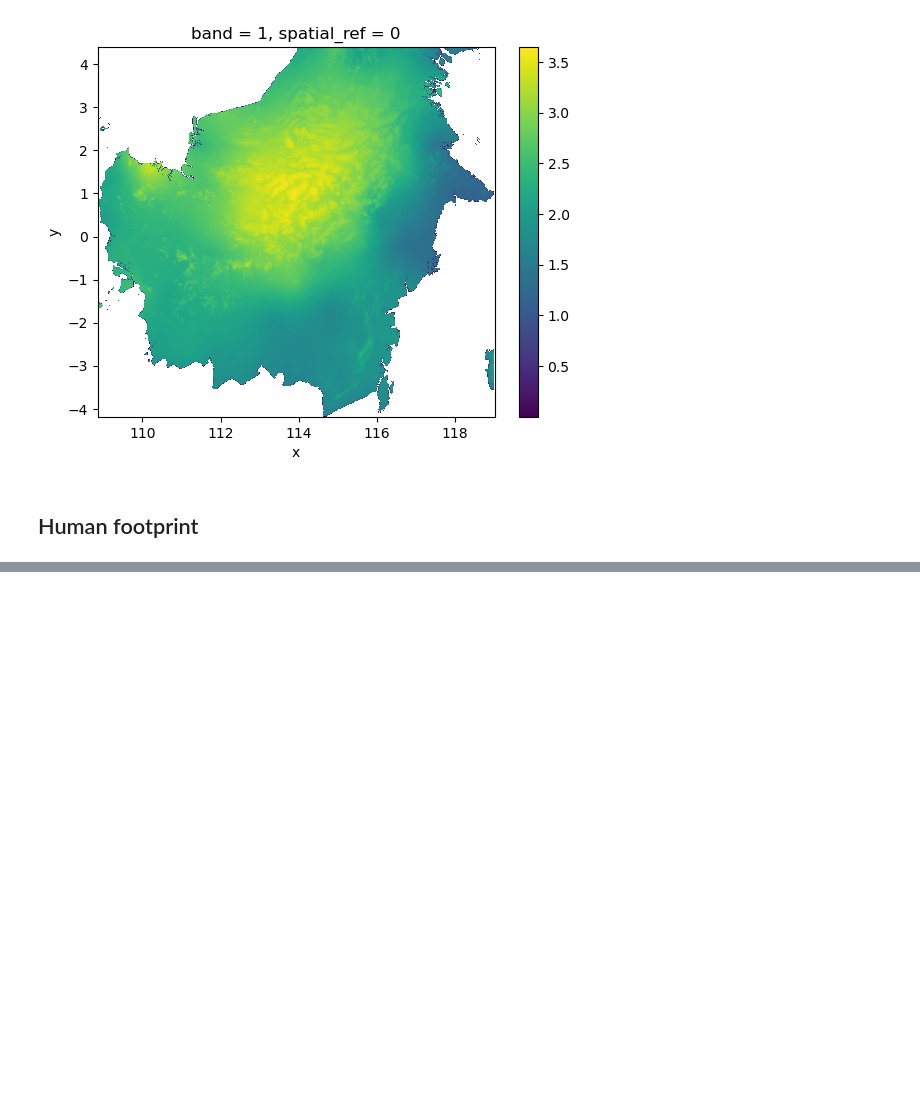
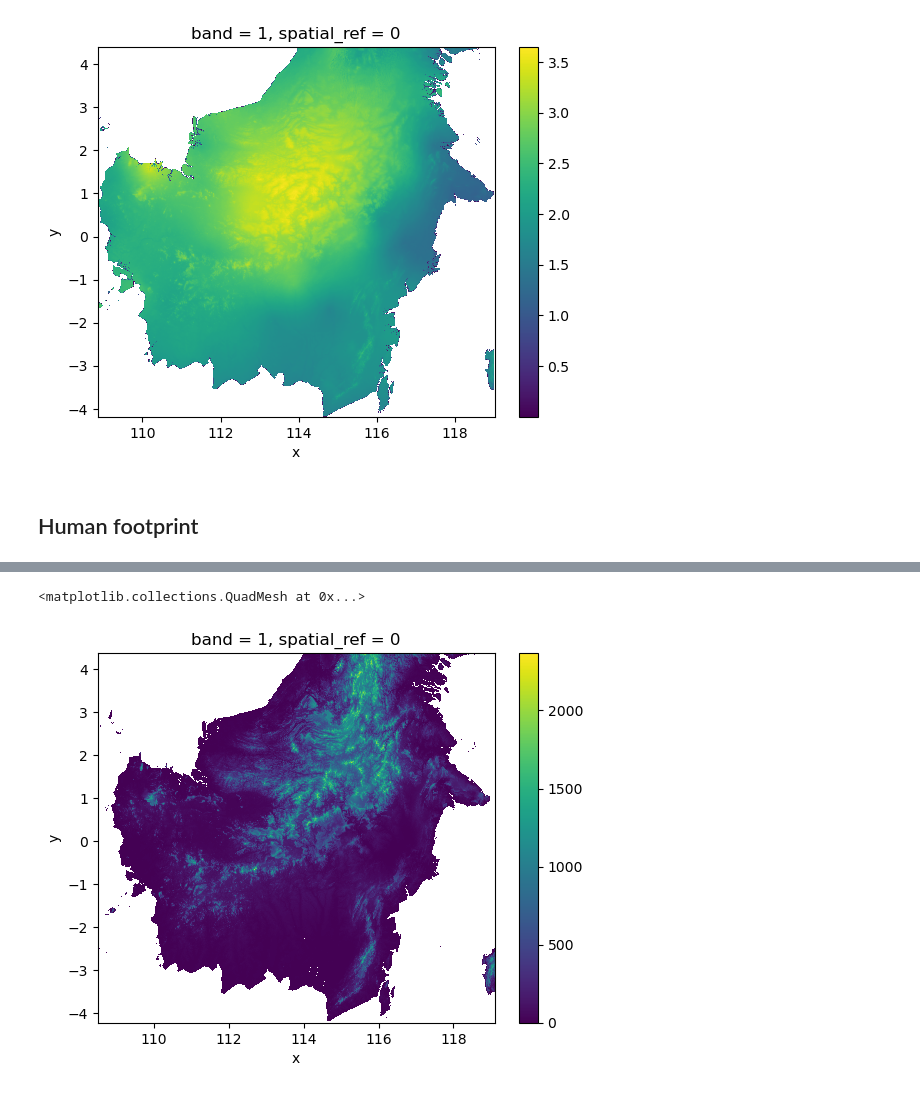
Before and after one commit to ninorp55/tropical-peat-post-fire-vegetation-recovery, a Jupyter notebook: 3_predictor_layers.ipynb, the cells around one changed output, grey strips where cells are left out. Saved outputs shown, nothing was run; the diff lists cells and outputs as text; code cells hidden in the pictures; blank space fills up the shorter version.

```diff
--- a/3_predictor_layers.ipynb
+++ b/3_predictor_layers.ipynb
@@ -271,0 +223,5 @@ hfp_kalimantan.rio.to_raster('output-data/predictor-layers/hfp.tif')
+# %%
+xr.where(elevation_reproj < 0, np.nan, elevation_reproj).plot()
+# %% [output]
+<matplotlib.collections.QuadMesh at 0x...>
+[figure, added]
```
Also changed, not shown: parts of 39 cells of this notebook.
